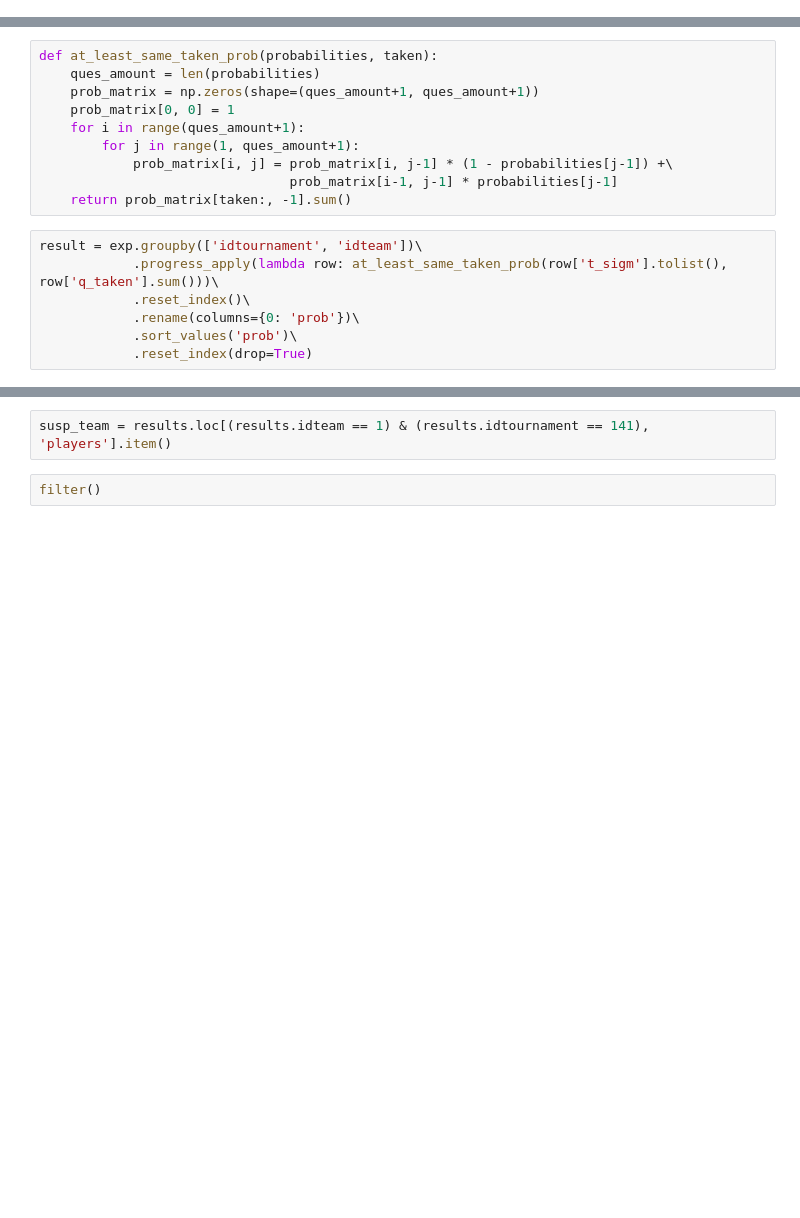
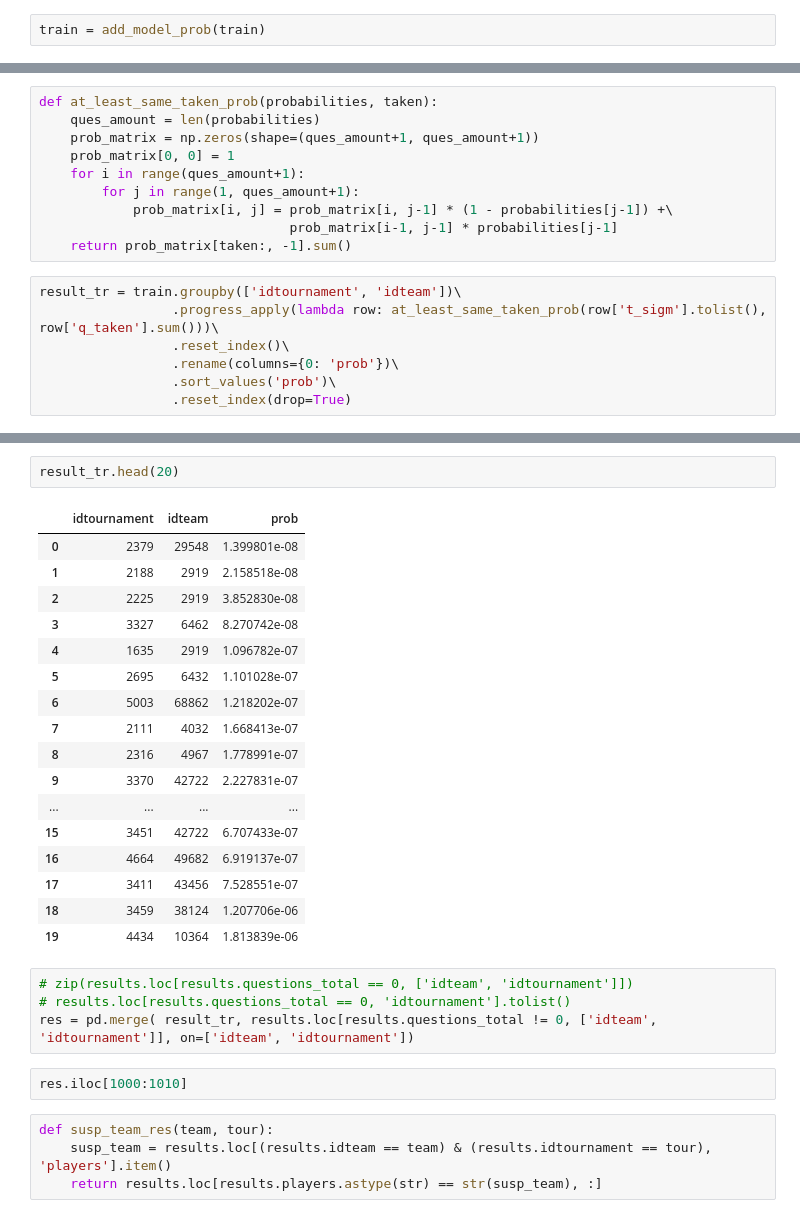
Before and after one commit to iamishalkin/chgk_irt, a Jupyter notebook: Vectorized SGD.ipynb, the cells around one changed output, grey strips where cells are left out. Cells and saved outputs as stored; diff of their text form; blank space fills up the shorter version.

```diff
--- a/Vectorized SGD.ipynb
+++ b/Vectorized SGD.ipynb
@@ -232,0 +233,2 @@ calculate_loss(copy=False)
+# %%
+train = add_model_prob(train)
@@ -270,11 +287,11 @@ def at_least_same_taken_prob(probabilities, taken):
                                 prob_matrix[i-1, j-1] * probabilities[j-1]
     return prob_matrix[taken:, -1].sum()
 # %%
-result = exp.groupby(['idtournament', 'idteam'])\
-            .progress_apply(lambda row: at_least_same_taken_prob(row['t_sigm'].tolist(), row['q_taken'].sum()))\
-            .reset_index()\
-            .rename(columns={0: 'prob'})\
-            .sort_values('prob')\
-            .reset_index(drop=True)
+result_tr = train.groupby(['idtournament', 'idteam'])\
+                 .progress_apply(lambda row: at_least_same_taken_prob(row['t_sigm'].tolist(), row['q_taken'].sum()))\
+                 .reset_index()\
+                 .rename(columns={0: 'prob'})\
+                 .sort_values('prob')\
+                 .reset_index(drop=True)
 # %% [output]
 [interactive output not drawn]
@@ -290,4 +307,30 @@ result.head()
+# %%
+result_tr.head(20)
+# %% [output]
+|  | idtournament | idteam | prob |
+| 0 | 2379 | 29548 | 1.399801e-08 |
+| 1 | 2188 | 2919 | 2.158518e-08 |
+| 2 | 2225 | 2919 | 3.852830e-08 |
+| 3 | 3327 | 6462 | 8.270742e-08 |
+| 4 | 1635 | 2919 | 1.096782e-07 |
+| 5 | 2695 | 6432 | 1.101028e-07 |
+| 6 | 5003 | 68862 | 1.218202e-07 |
+| 7 | 2111 | 4032 | 1.668413e-07 |
+| 8 | 2316 | 4967 | 1.778991e-07 |
+| 9 | 3370 | 42722 | 2.227831e-07 |
+| ... | ... | ... | ... |
+| 15 | 3451 | 42722 | 6.707433e-07 |
+| 16 | 4664 | 49682 | 6.919137e-07 |
+| 17 | 3411 | 43456 | 7.528551e-07 |
+| 18 | 3459 | 38124 | 1.207706e-06 |
+| 19 | 4434 | 10364 | 1.813839e-06 |
+# %%
+# zip(results.loc[results.questions_total == 0, ['idteam', 'idtournament']])
+# results.loc[results.questions_total == 0, 'idtournament'].tolist()
+res = pd.merge( result_tr, results.loc[results.questions_total != 0, ['idteam', 'idtournament']], on=['idteam', 'idtournament'])
+# %%
+res.iloc[1000:1010]
 # %%
-susp_team = results.loc[(results.idteam == 1) & (results.idtournament == 141), 'players'].item()
+def susp_team_res(team, tour):
+    susp_team = results.loc[(results.idteam == team) & (results.idtournament == tour), 'players'].item()
+    return results.loc[results.players.astype(str) == str(susp_team), :]
-# %%
-filter()
```
Also changed, not shown: parts of 34 cells of this notebook, 6 other files.
